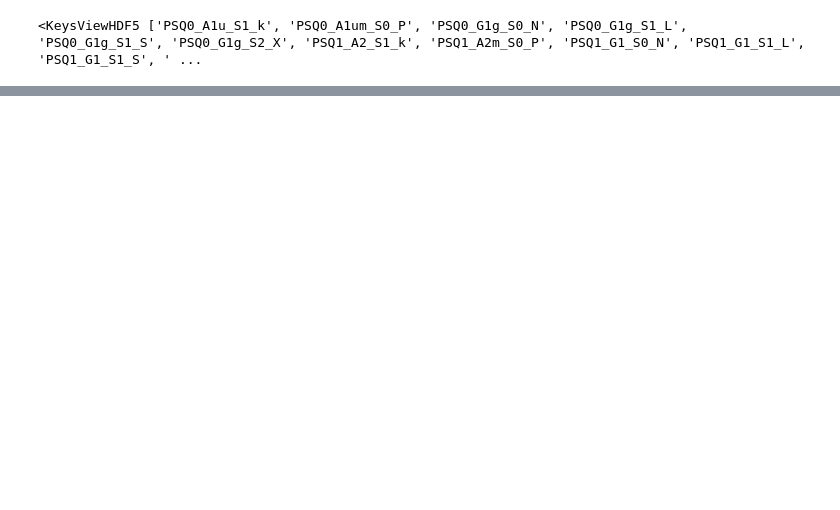
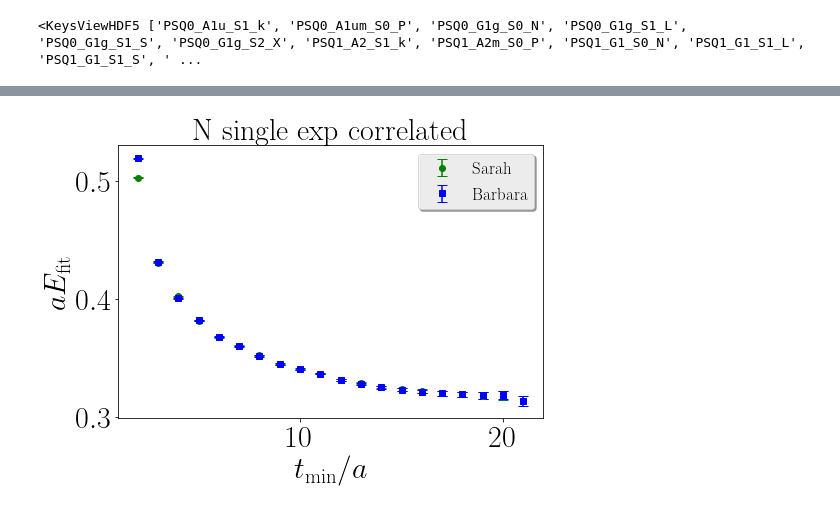
Before and after one commit to xinucode/sigmond_python_plots, a Jupyter notebook: tmin/barbara_compare.ipynb, the cells around one changed output, grey strips where cells are left out. Drawn from its saved outputs; the diff is of its cells as text; code cells hidden in the pictures; blank space fills up the shorter version.

```diff
--- a/tmin/barbara_compare.ipynb
+++ b/tmin/barbara_compare.ipynb
@@ -94,14 +94,21 @@ my_pi_data_1exp = pd.read_csv(my_pi_file_1exp," ",header=None)
 my_pi_data_2exp = pd.read_csv(my_pi_file_2exp," ",header=None)
 my_pi_data_1exp_uncorr = pd.read_csv(my_pi_file_1exp_uncorr," ",header=None)
 my_pi_data_2exp_uncorr = pd.read_csv(my_pi_file_2exp_uncorr," ",header=None)
+my_N_data_1exp = pd.read_csv(my_N_file_1exp," ",header=None)
+my_N_data_2exp = pd.read_csv(my_N_file_2exp," ",header=None)
 # %%
 barb_file_handler = h5py.File(barb_file,"r")
 print(barb_file_handler.keys())
 pi_data = barb_file_handler['PSQ0_A1um_S0_P']
+N_data = barb_file_handler['PSQ0_G1g_S0_N']
 barb_pi_data_1exp = np.array(pi_data['1exp']['Tmin']['Correlated']['Mean'])
 barb_pi_data_1exp_uncorr = np.array(pi_data['1exp']['Tmin']['Uncorrelated']['Mean'])
 barb_pi_data_2exp = np.array(pi_data['2exp']['Tmin']['Correlated']['Mean'])
 barb_pi_data_2exp_uncorr = np.array(pi_data['2exp']['Tmin']['Uncorrelated']['Mean'])
+barb_N_data_1exp = np.array(N_data['1exp']['Tmin']['Correlated']['Mean'])
+barb_N_data_1exp_uncorr = np.array(N_data['1exp']['Tmin']['Uncorrelated']['Mean'])
+barb_N_data_2exp = np.array(N_data['2exp']['Tmin']['Correlated']['Mean'])
+barb_N_data_2exp_uncorr = np.array(N_data['2exp']['Tmin']['Uncorrelated']['Mean'])
 # print(pi_data['1exp']['Tmin'].keys())
 barb_file_handler.close()
 # %% [output]
@@ -142,0 +150,4 @@ compare_data("double exp correlated", my_pi_data_2exp, barb_pi_data_2exp, 1, 9 )
+# %%
+compare_data("N single exp correlated", my_N_data_1exp, barb_N_data_1exp )
+# %% [output]
+[figure, added]
```
Also changed, not shown: parts of 11 cells of this notebook, 2 other files.
